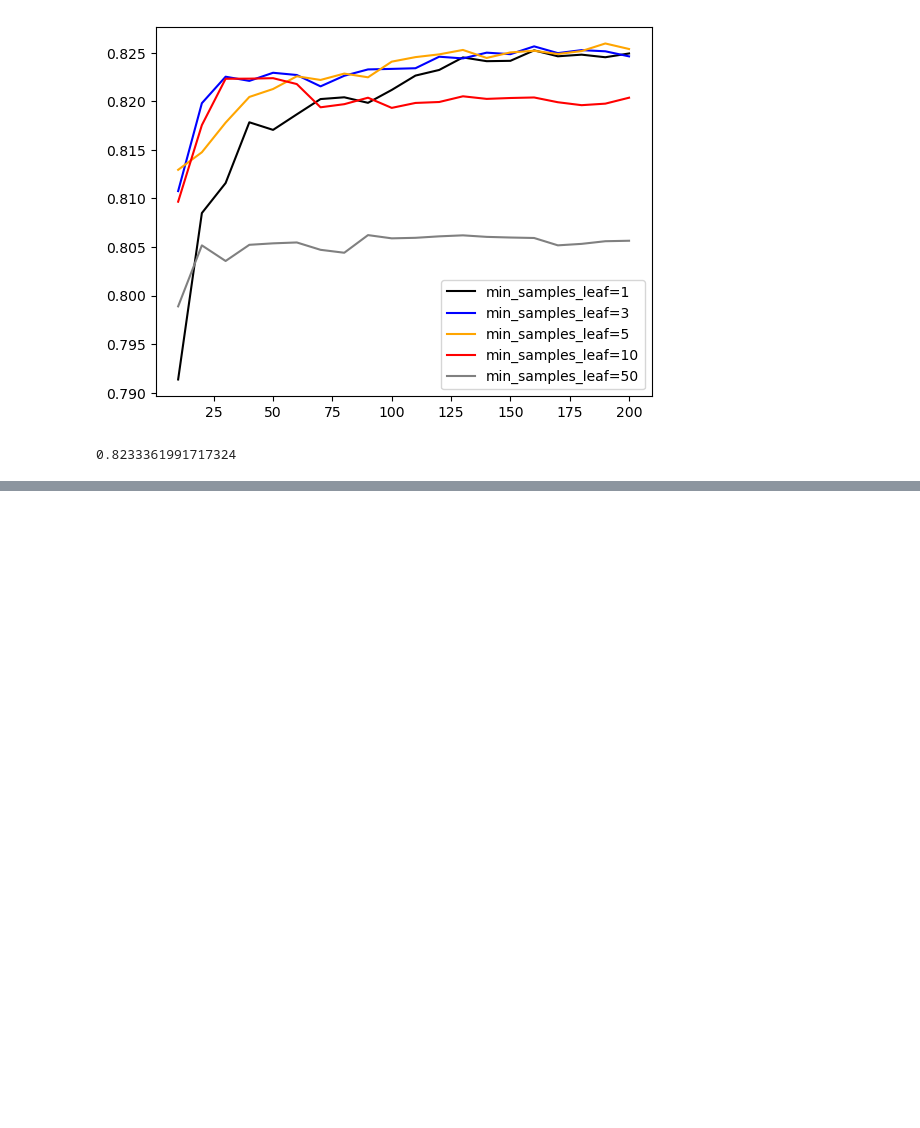
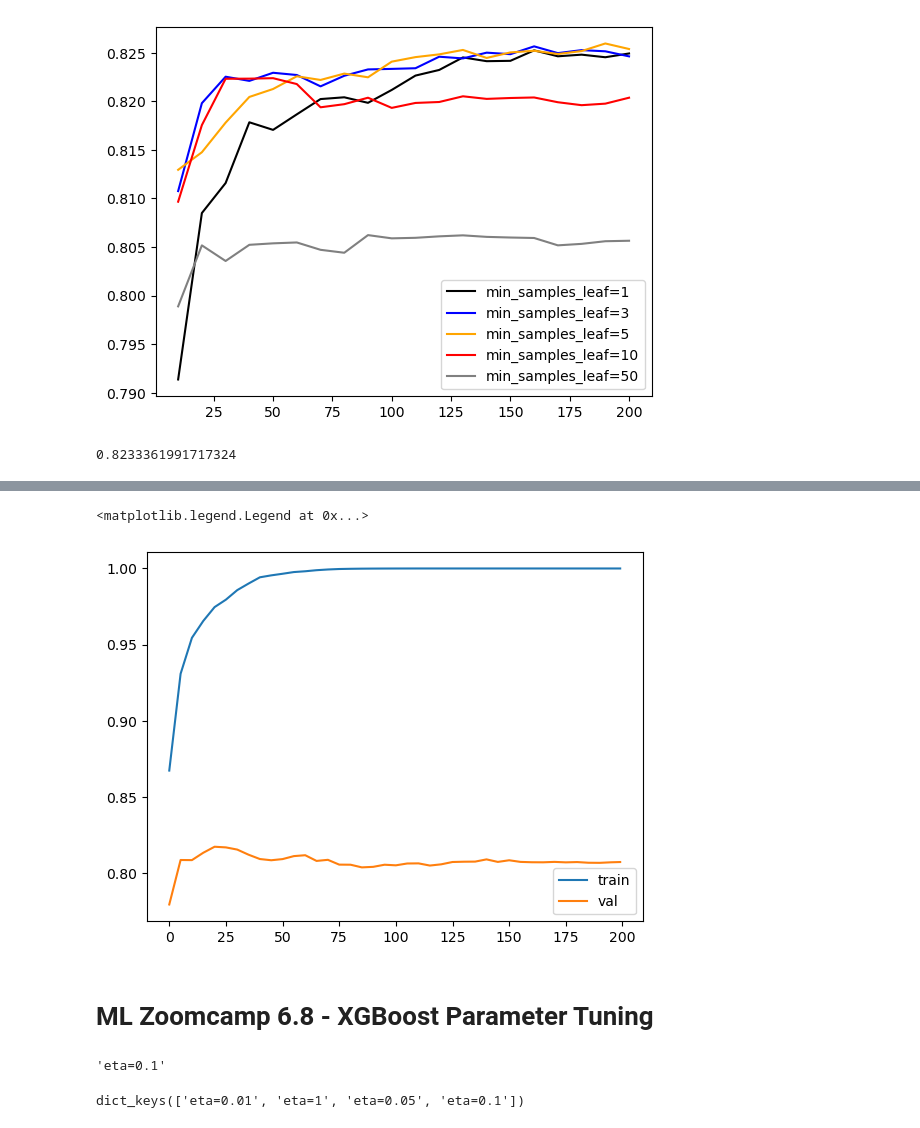
Before and after one commit to garlicspoofiyy/ml-zoomcamp, a Jupyter notebook: Lesson 6/lesson6_notes.ipynb, the cells around one changed output, grey strips where cells are left out. Saved outputs shown, nothing was run; the diff lists cells and outputs as text; code cells hidden in the pictures; blank space fills up the shorter version.

```diff
--- a/Lesson 6/lesson6_notes.ipynb
+++ b/Lesson 6/lesson6_notes.ipynb
@@ -618,0 +688,26 @@ roc_auc_score(y_val, y_pred)
+# %%
+def parse_xgb_output(output):
+    results = []
+
+    for line in output.stdout.strip().split('\n'):
+        it_line, train_line, val_line = line.split('\t')
+
+        it = int(it_line.strip('[]'))
+        train = float(train_line.split(':')[1])
+        val = float(val_line.split(':')[1])
+
+        results.append((it, train, val))
+
+    columns = ['num_iter', 'train_auc', 'val_auc']
+    df_results = pd.DataFrame(results, columns=columns)
+
+    return df_results
+# %%
+df_scores = parse_xgb_output(output)
+# %%
+plt.plot(df_scores.num_iter, df_scores.train_auc, label='train')
+plt.plot(df_scores.num_iter, df_scores.val_auc, label='val')
+plt.legend()
+# %% [output]
+<matplotlib.legend.Legend at 0x...>
+[figure, added]
@@ -618,0 +719,2 @@ roc_auc_score(y_val, y_pred)
+# %% [markdown]
+# ML Zoomcamp 6.8 - XGBoost Parameter Tuning
@@ -618,0 +742,10 @@ roc_auc_score(y_val, y_pred)
+# %%
+key = 'eta=%s' % (xgb_params['eta'])
+scores[key] = parse_xgb_output(output)
+key
+# %% [output]
+'eta=0.1'
+# %%
+scores.keys()
+# %% [output]
+dict_keys(['eta=0.01', 'eta=1', 'eta=0.05', 'eta=0.1'])
```
Also changed, not shown: parts of 48 cells of this notebook.
